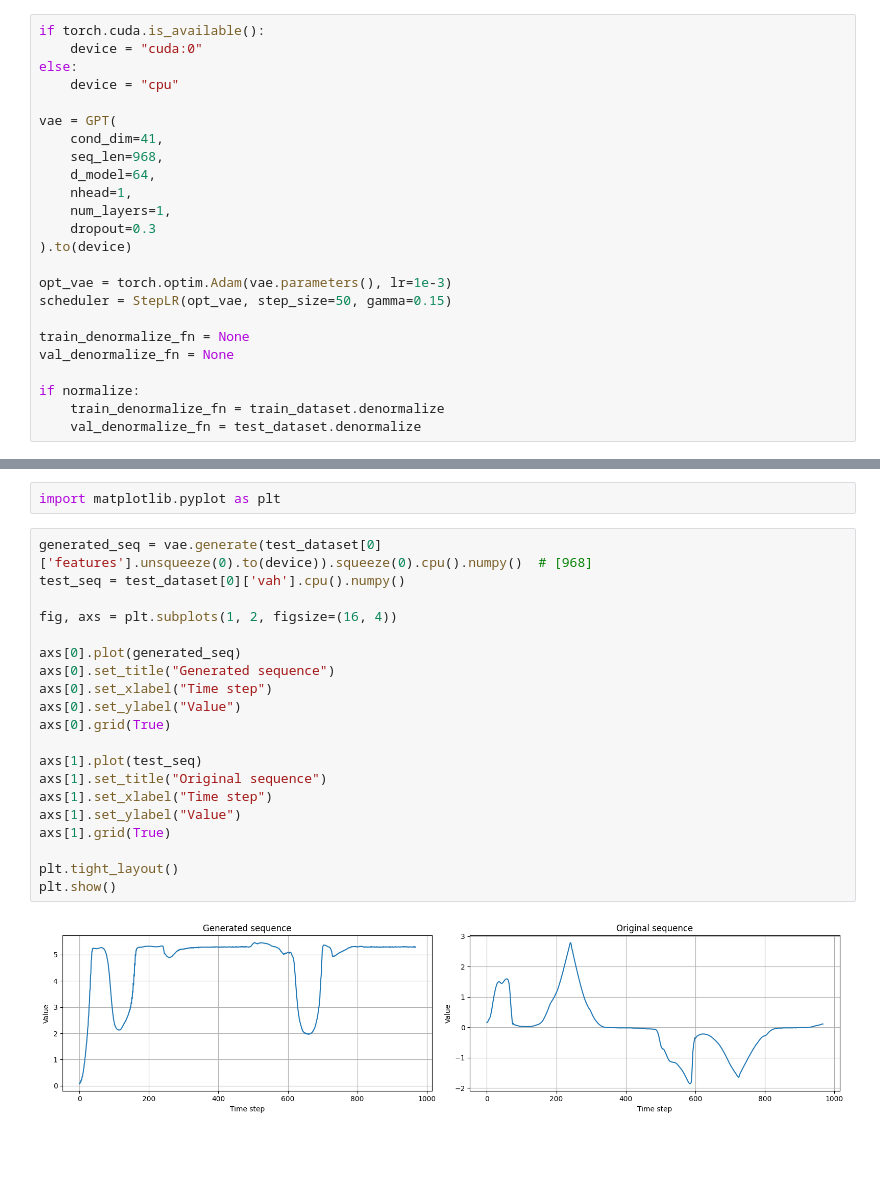
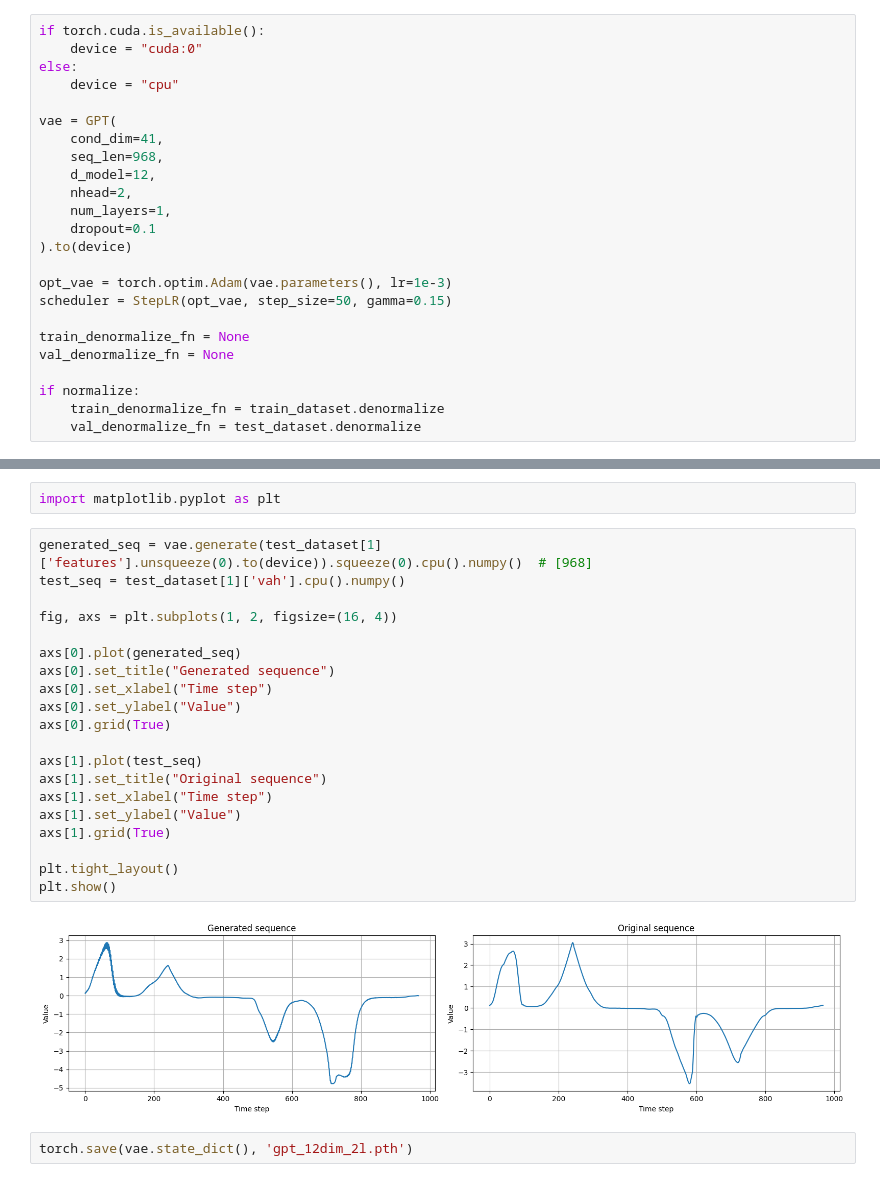
Before and after one commit to infochemistry-ai/electrochem-digital-twins, a Jupyter notebook: notebooks/train_example/train_gpt.ipynb, the cells around one changed output, grey strips where cells are left out. Saved outputs shown, nothing was run; the diff lists cells and outputs as text; blank space fills up the shorter version.

```diff
--- a/notebooks/train_example/train_gpt.ipynb
+++ b/notebooks/train_example/train_gpt.ipynb
@@ -44,10 +44,10 @@ else:
 vae = GPT(
     cond_dim=41,
     seq_len=968,
-    d_model=64,
-    nhead=1,
+    d_model=12,
+    nhead=2,
     num_layers=1,
-    dropout=0.3
+    dropout=0.1
 ).to(device)
 
 opt_vae = torch.optim.Adam(vae.parameters(), lr=1e-3)
@@ -127,24 +115,26 @@ tensor([[-0.0250, -0.0052,  0.0186,  0.0002,  0.0045,  0.0127, -0.0033,  0.0045,
 # %%
 import matplotlib.pyplot as plt
 # %%
-generated_seq = vae.generate(test_dataset[0]['features'].unsqueeze(0).to(device)).squeeze(0).cpu().numpy()  # [968]
-test_seq = test_dataset[0]['vah'].cpu().numpy()
+generated_seq = vae.generate(test_dataset[1]['features'].unsqueeze(0).to(device)).squeeze(0).cpu().numpy()  # [968]
+test_seq = test_dataset[1]['vah'].cpu().numpy()
 
 fig, axs = plt.subplots(1, 2, figsize=(16, 4))
 
 axs[0].plot(generated_seq)
 axs[0].set_title("Generated sequence")
 axs[0].set_xlabel("Time step")
 axs[0].set_ylabel("Value")
 axs[0].grid(True)
 
 axs[1].plot(test_seq)
 axs[1].set_title("Original sequence")
 axs[1].set_xlabel("Time step")
 axs[1].set_ylabel("Value")
 axs[1].grid(True)
 
 plt.tight_layout()
 plt.show()
 # %% [output]
-[figure, old version]
+[figure, new version]
+# %%
+torch.save(vae.state_dict(), 'gpt_12dim_2l.pth')
```
Also changed, not shown: parts of 5 cells of this notebook, 2 other files.
